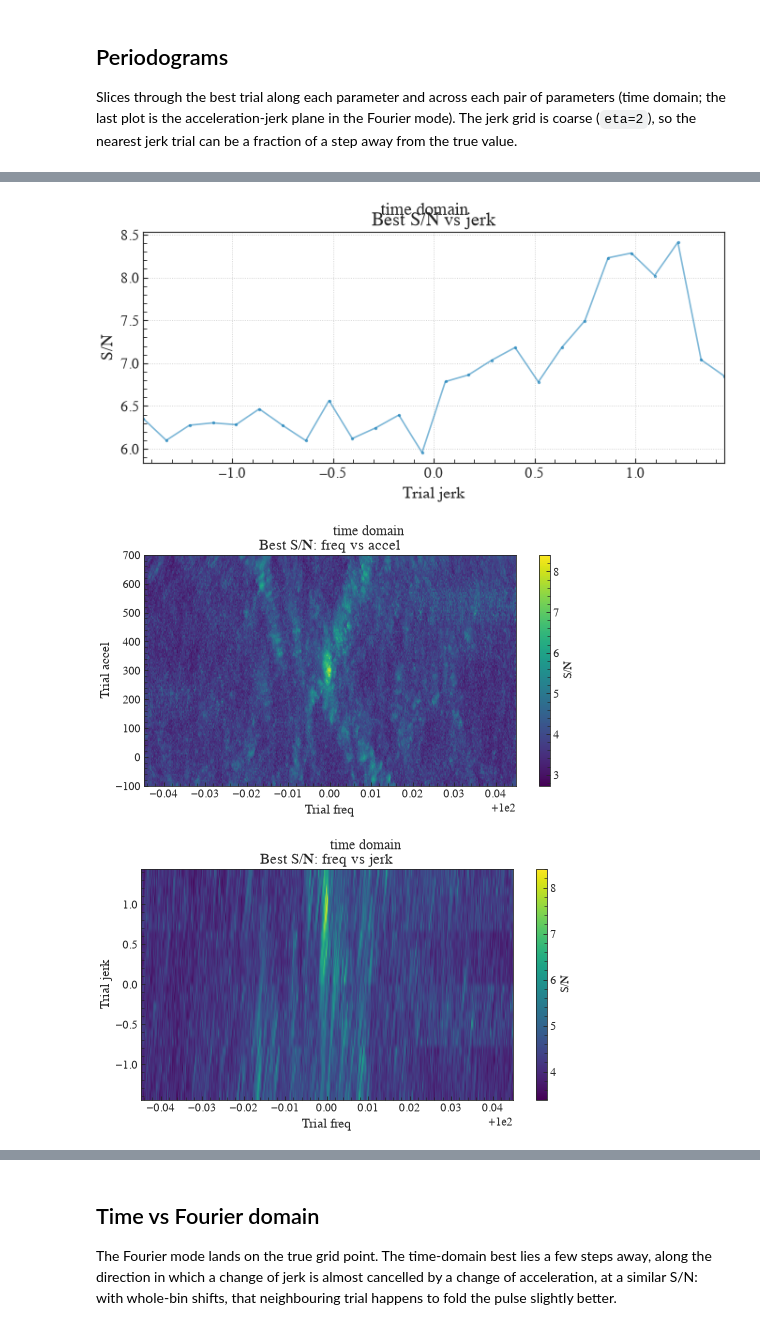
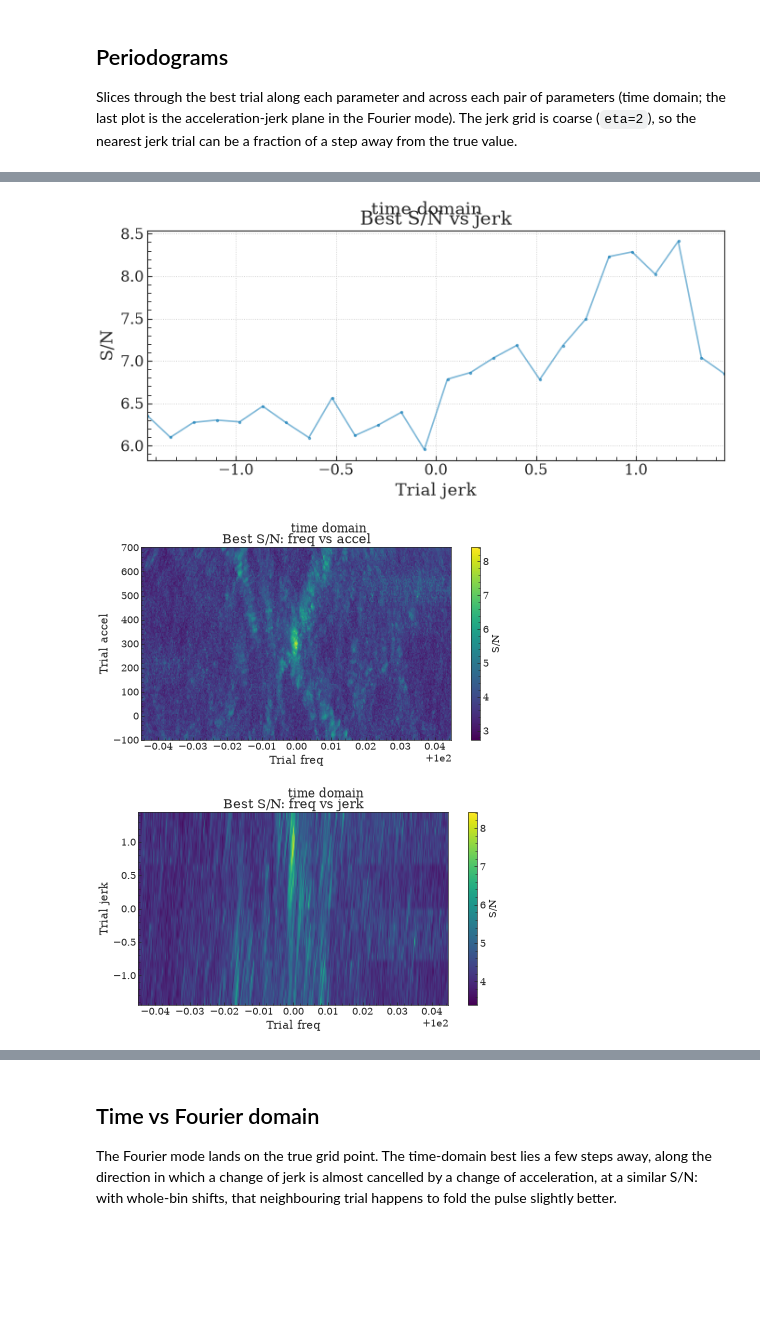
Before and after one commit to pravirkr/loki, a Jupyter notebook: notebooks/03_ffa_jerk.ipynb, the cells around one changed output, grey strips where cells are left out. Cells and saved outputs as stored; diff of their text form; code cells hidden in the pictures; blank space fills up the shorter version.

```diff
--- a/notebooks/03_ffa_jerk.ipynb
+++ b/notebooks/03_ffa_jerk.ipynb
@@ -114,10 +114,10 @@ for param in ("freq", "accel", "jerk"):
     fig.suptitle("time domain")
     plt.show()
 for x, y in (("freq", "accel"), ("freq", "jerk"), ("accel", "jerk")):
-    fig = pgram.plot_2d(x, y, figsize=(10, 5), dpi=60)
+    fig = pgram.plot_2d(x, y, figsize=(10, 5), dpi=50)
     fig.suptitle("time domain")
     plt.show()
-fig = results["Fourier"].plot_2d("accel", "jerk", figsize=(10, 5), dpi=60)
+fig = results["Fourier"].plot_2d("accel", "jerk", figsize=(10, 5), dpi=50)
 fig.suptitle("Fourier domain")
 plt.show()
 # %% [output]
@@ -126,3 +126,3 @@ plt.show()
-[figure, old version]
+[figure, new version]
-[figure, old version]
+[figure, new version]
-[figure, old version]
+[figure, new version]
```
Also changed, not shown: parts of 2 cells of this notebook, 15 other files.
